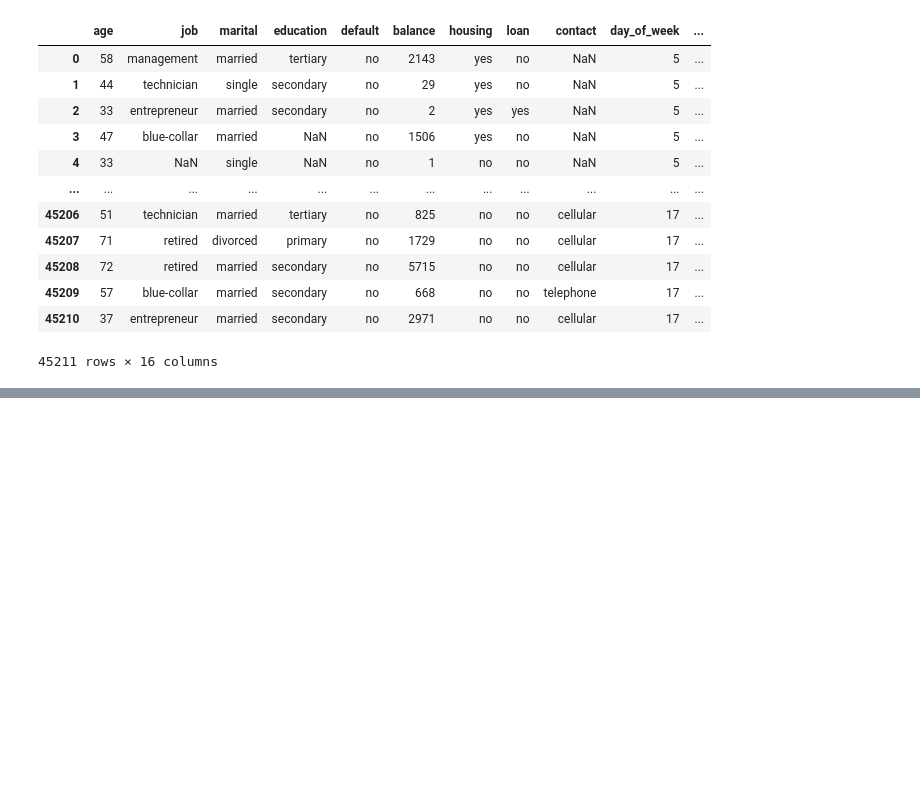
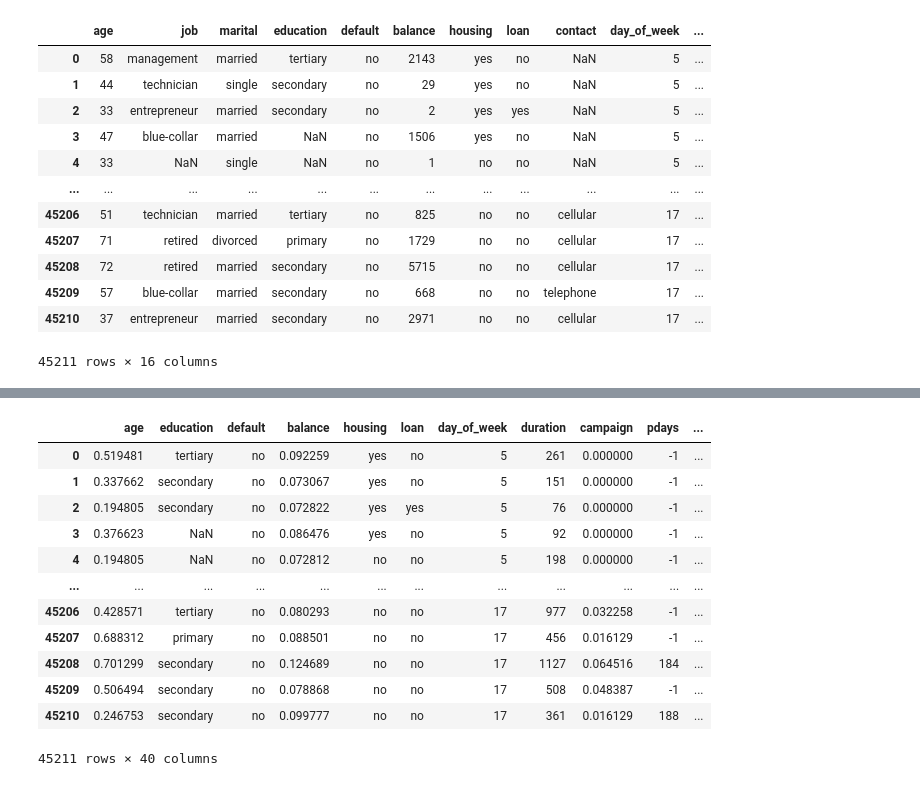
Before and after one commit to jmanwillz/ACML-Project, a Jupyter notebook: logreg/logreg.ipynb, the cells around one changed output, grey strips where cells are left out. Saved outputs shown, nothing was run; the diff lists cells and outputs as text; code cells hidden in the pictures; blank space fills up the shorter version.

```diff
--- a/logreg/logreg.ipynb
+++ b/logreg/logreg.ipynb
@@ -89,0 +163,17 @@ x
+# %%
+x = pd.get_dummies(x, columns=['job', 'marital', 'contact', 'month'], prefix_sep='_')
+x
+# %% [output]
+|  | age | education | default | balance | housing | loan | day_of_week | duration | campaign | pdays | ... |
+| 0 | 0.519481 | tertiary | no | 0.092259 | yes | no | 5 | 261 | 0.000000 | -1 | ... |
+| 1 | 0.337662 | secondary | no | 0.073067 | yes | no | 5 | 151 | 0.000000 | -1 | ... |
+| 2 | 0.194805 | secondary | no | 0.072822 | yes | yes | 5 | 76 | 0.000000 | -1 | ... |
+| 3 | 0.376623 | NaN | no | 0.086476 | yes | no | 5 | 92 | 0.000000 | -1 | ... |
+| 4 | 0.194805 | NaN | no | 0.072812 | no | no | 5 | 198 | 0.000000 | -1 | ... |
+| ... | ... | ... | ... | ... | ... | ... | ... | ... | ... | ... | ... |
+| 45206 | 0.428571 | tertiary | no | 0.080293 | no | no | 17 | 977 | 0.032258 | -1 | ... |
+| 45207 | 0.688312 | primary | no | 0.088501 | no | no | 17 | 456 | 0.016129 | -1 | ... |
+| 45208 | 0.701299 | secondary | no | 0.124689 | no | no | 17 | 1127 | 0.064516 | 184 | ... |
+| 45209 | 0.506494 | secondary | no | 0.078868 | no | no | 17 | 508 | 0.048387 | -1 | ... |
+| 45210 | 0.246753 | secondary | no | 0.099777 | no | no | 17 | 361 | 0.016129 | 188 | ... |
+45211 rows × 40 columns
```
Also changed, not shown: parts of 21 cells of this notebook.
